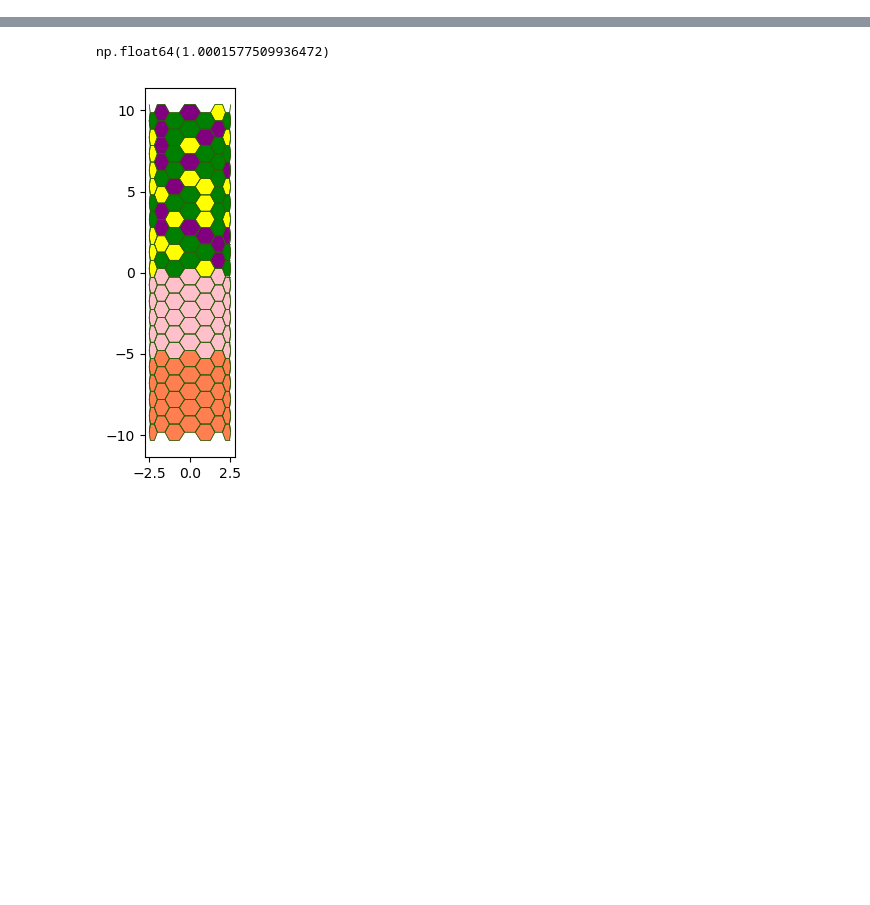
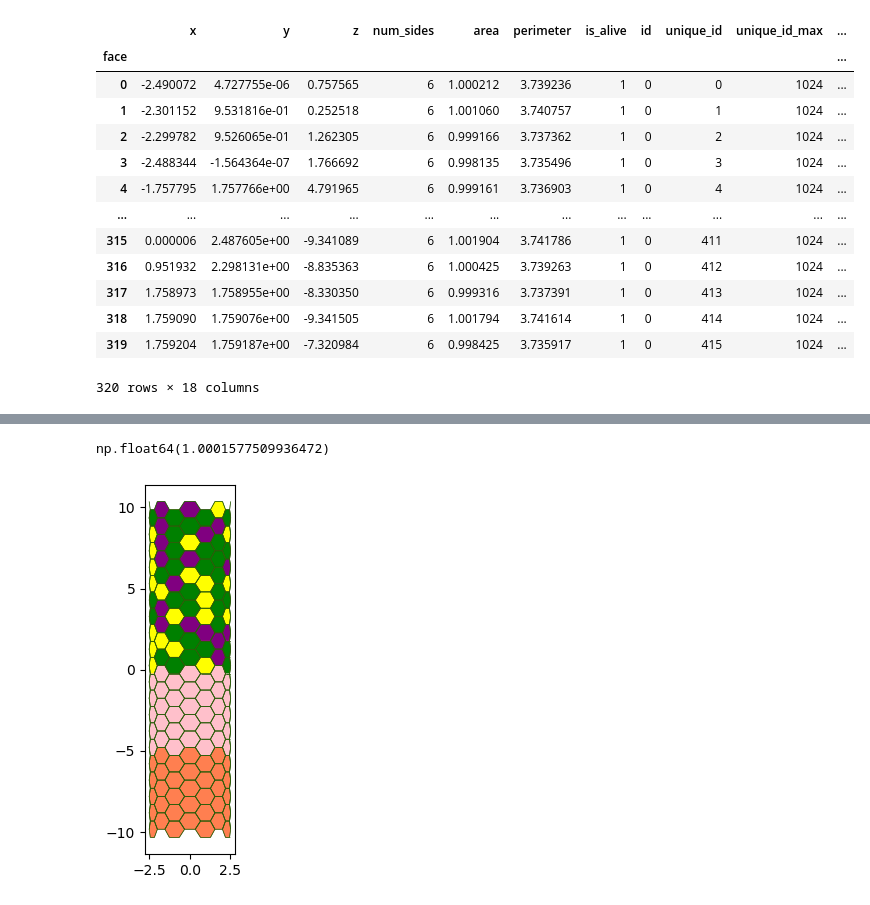
Before and after one commit to vivarium-collective/vivarium-tyssue, a Jupyter notebook: Notebooks/cylindermodel.ipynb, the cells around one changed output, grey strips where cells are left out. Cells and saved outputs as stored; diff of their text form; code cells hidden in the pictures; blank space fills up the shorter version.

```diff
--- a/Notebooks/cylindermodel.ipynb
+++ b/Notebooks/cylindermodel.ipynb
@@ -112,3 +112,6 @@ sheet = sheet.extract_bounding_box(z_boundary = (-10.1, 10), coords=['x', 'y', '
 sheet.sanitize(trim_borders=False)
 geom.update_all(sheet)
 sheet.network_changed = False
+# %%
+face_dict = sheet.face_df.reset_index().to_dict(orient='records')
+face_dict
@@ -114,0 +136,18 @@ sheet.network_changed = False
+# %%
+import pandas as pd
+pd.DataFrame.from_records(face_dict, index="face")
+# %% [output]
+|  | x | y | z | num_sides | area | perimeter | is_alive | id | unique_id | unique_id_max | ... |
+| face |  |  |  |  |  |  |  |  |  |  | ... |
+| 0 | -2.490072 | 4.727755e-06 | 0.757565 | 6 | 1.000212 | 3.739236 | 1 | 0 | 0 | 1024 | ... |
+| 1 | -2.301152 | 9.531816e-01 | 0.252518 | 6 | 1.001060 | 3.740757 | 1 | 0 | 1 | 1024 | ... |
+| 2 | -2.299782 | 9.526065e-01 | 1.262305 | 6 | 0.999166 | 3.737362 | 1 | 0 | 2 | 1024 | ... |
+| 3 | -2.488344 | -1.564364e-07 | 1.766692 | 6 | 0.998135 | 3.735496 | 1 | 0 | 3 | 1024 | ... |
+| 4 | -1.757795 | 1.757766e+00 | 4.791965 | 6 | 0.999161 | 3.736903 | 1 | 0 | 4 | 1024 | ... |
+| ... | ... | ... | ... | ... | ... | ... | ... | ... | ... | ... | ... |
+| 315 | 0.000006 | 2.487605e+00 | -9.341089 | 6 | 1.001904 | 3.741786 | 1 | 0 | 411 | 1024 | ... |
+| 316 | 0.951932 | 2.298131e+00 | -8.835363 | 6 | 1.000425 | 3.739263 | 1 | 0 | 412 | 1024 | ... |
+| 317 | 1.758973 | 1.758955e+00 | -8.330350 | 6 | 0.999316 | 3.737391 | 1 | 0 | 413 | 1024 | ... |
+| 318 | 1.759090 | 1.759076e+00 | -9.341505 | 6 | 1.001794 | 3.741614 | 1 | 0 | 414 | 1024 | ... |
+| 319 | 1.759204 | 1.759187e+00 | -7.320984 | 6 | 0.998425 | 3.735917 | 1 | 0 | 415 | 1024 | ... |
+320 rows × 18 columns
```
Also changed, not shown: parts of 3 cells of this notebook, 3 other files.
